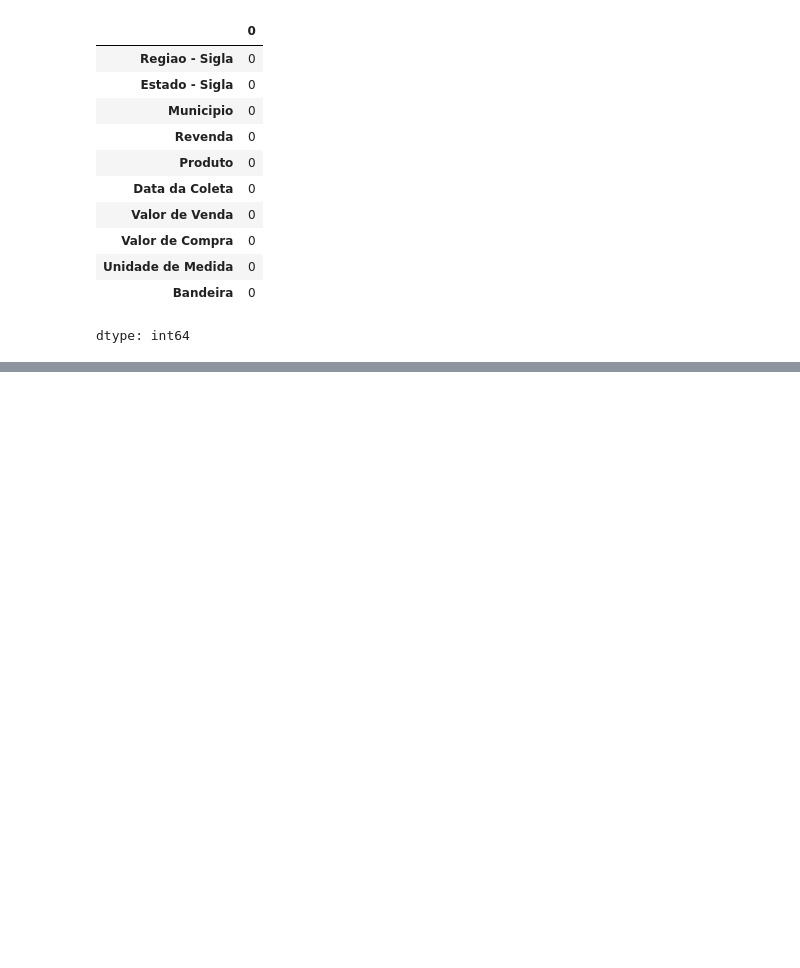
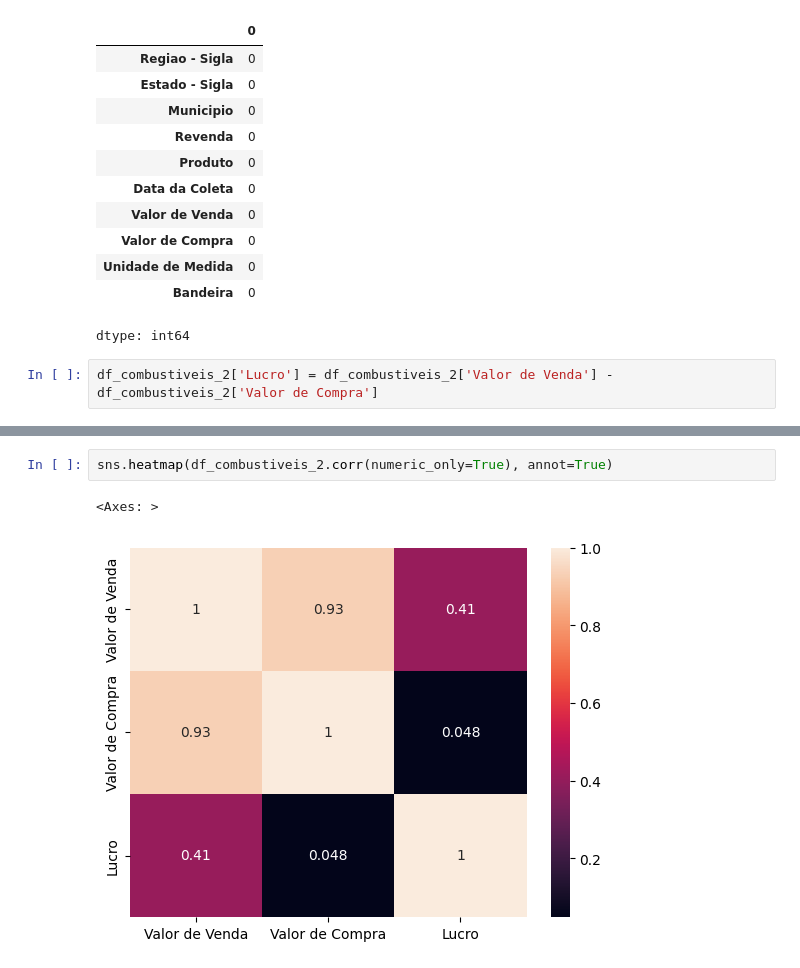
Before and after one commit to SandraRojasZ/DataScience, a Jupyter notebook: ProjetoAED.ipynb, the cells around one changed output, grey strips where cells are left out. Drawn from its saved outputs; the diff is of its cells as text; blank space fills up the shorter version.

```diff
--- a/ProjetoAED.ipynb
+++ b/ProjetoAED.ipynb
@@ -221,4 +245,6 @@ df_combustiveis_2.isnull().sum()
 | Unidade de Medida | 0 |
 | Bandeira | 0 |
 dtype: int64
+# %%
+df_combustiveis_2['Lucro'] = df_combustiveis_2['Valor de Venda'] - df_combustiveis_2['Valor de Compra']
 # %%
@@ -242,0 +269,5 @@ df_combustiveis_2.head(10)
+# %%
+sns.heatmap(df_combustiveis_2.corr(numeric_only=True), annot=True)
+# %% [output]
+<Axes: >
+[figure, added]
```
Also changed, not shown: parts of 18 cells of this notebook.
